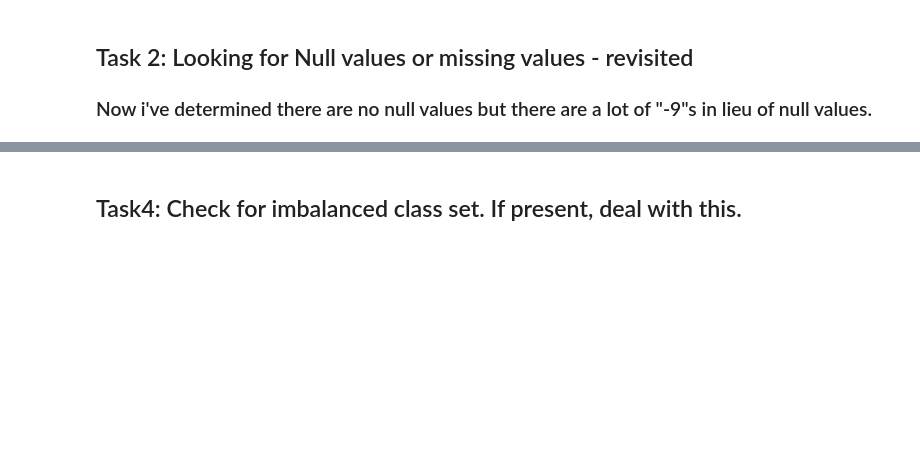
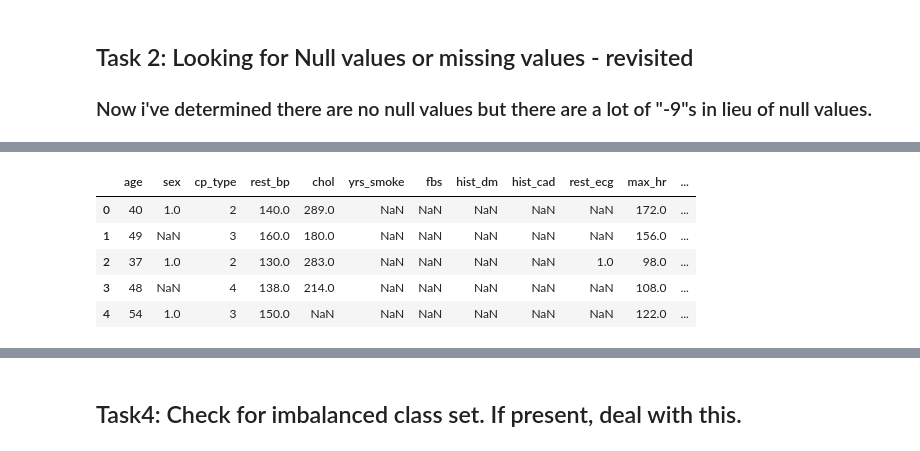
Before and after one commit to sheenstar/Springboard_Intensive, a Jupyter notebook: Capstone_project/HeartDisease_prediction.ipynb, the cells around one changed output, grey strips where cells are left out. Saved outputs shown, nothing was run; the diff lists cells and outputs as text; code cells hidden in the pictures; blank space fills up the shorter version.

```diff
--- a/Capstone_project/HeartDisease_prediction.ipynb
+++ b/Capstone_project/HeartDisease_prediction.ipynb
@@ -467,0 +419,9 @@ memory usage: 49.1 KB
+# %%
+df_copy.head(5)
+# %% [output]
+|  | age | sex | cp_type | rest_bp | chol | yrs_smoke | fbs | hist_dm | hist_cad | rest_ecg | max_hr | ... |
+| 0 | 40 | 1.0 | 2 | 140.0 | 289.0 | NaN | NaN | NaN | NaN | NaN | 172.0 | ... |
+| 1 | 49 | NaN | 3 | 160.0 | 180.0 | NaN | NaN | NaN | NaN | NaN | 156.0 | ... |
+| 2 | 37 | 1.0 | 2 | 130.0 | 283.0 | NaN | NaN | NaN | NaN | 1.0 | 98.0 | ... |
+| 3 | 48 | NaN | 4 | 138.0 | 214.0 | NaN | NaN | NaN | NaN | NaN | 108.0 | ... |
+| 4 | 54 | 1.0 | 3 | 150.0 | NaN | NaN | NaN | NaN | NaN | NaN | 122.0 | ... |
```
Also changed, not shown: parts of 57 cells of this notebook, 1 other file.
